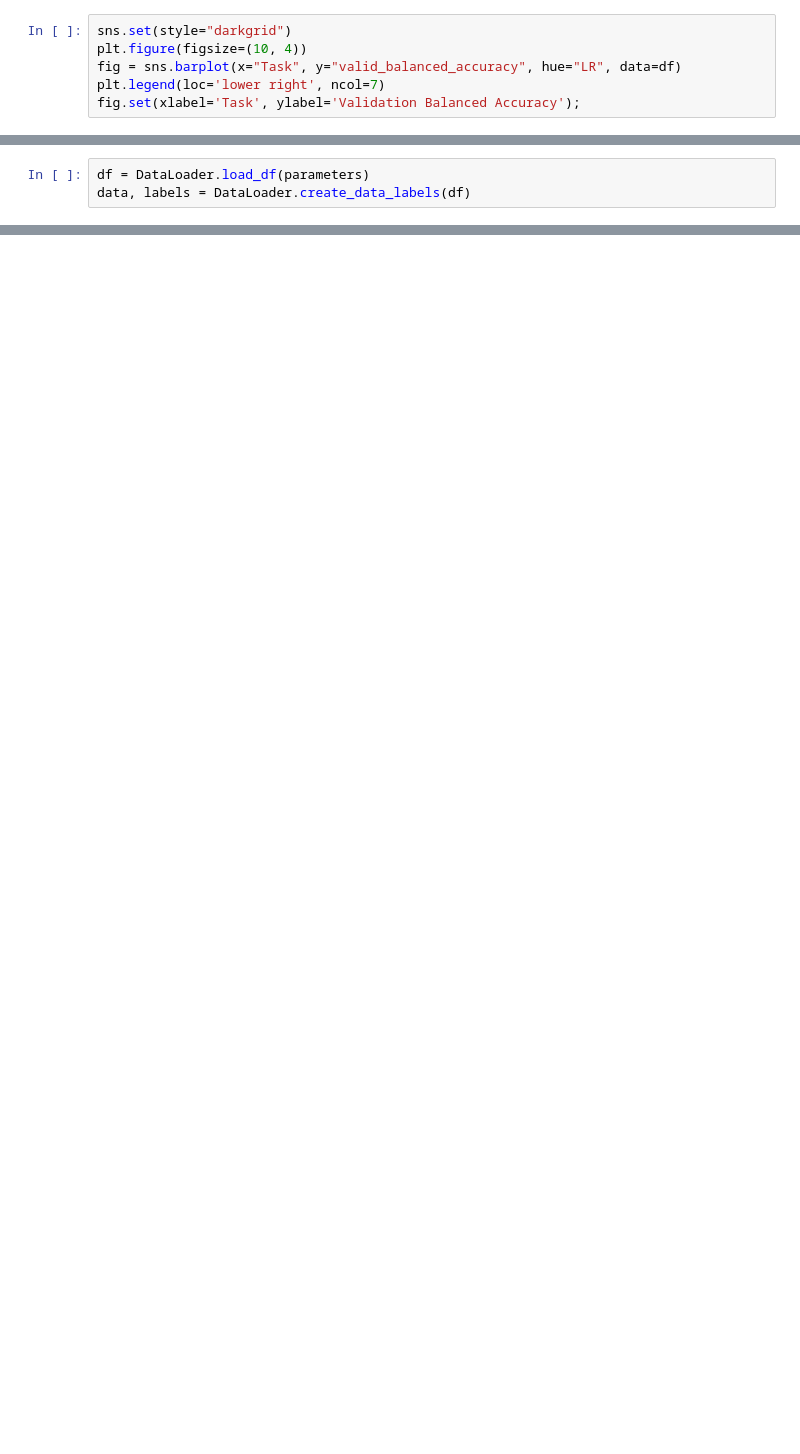
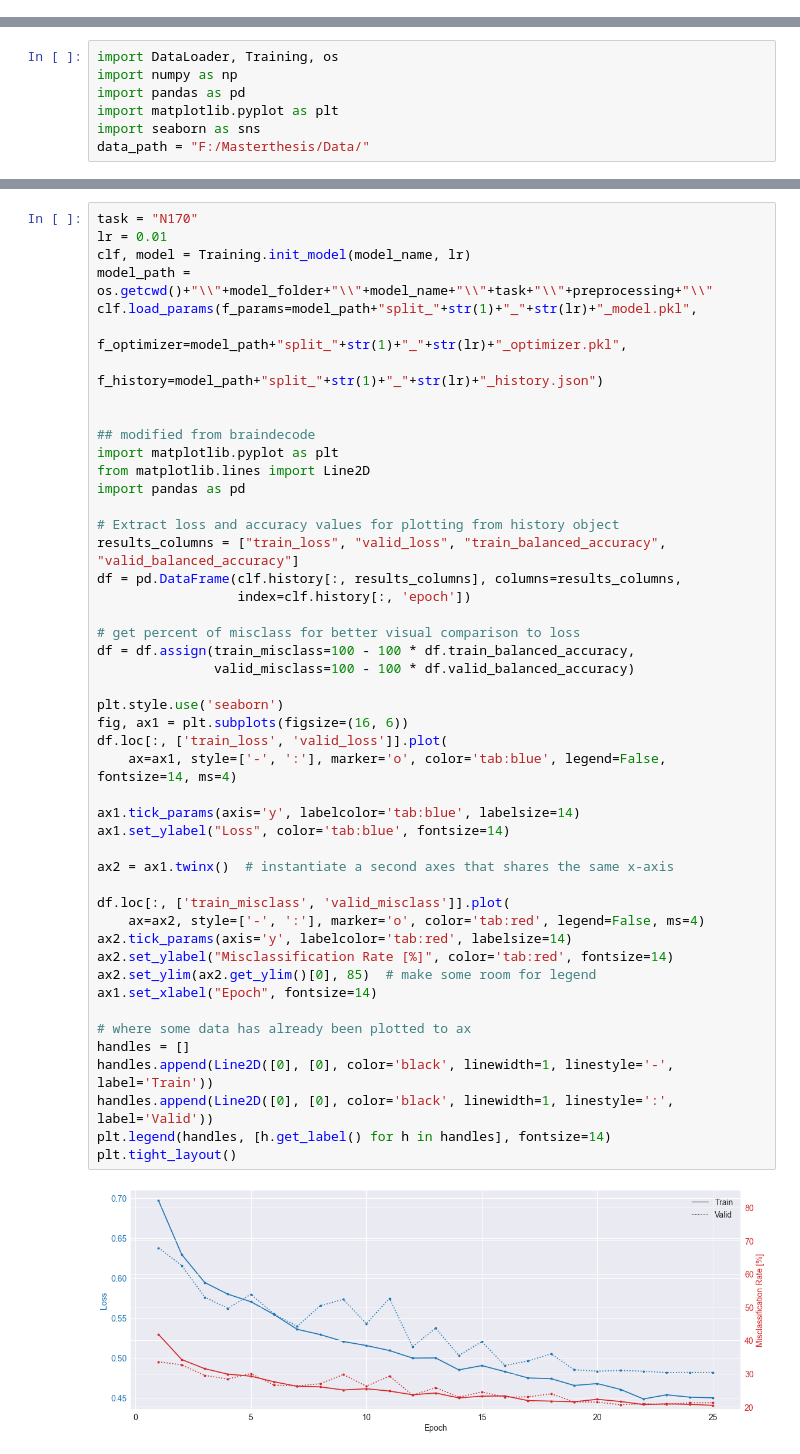
Before and after one commit to HannesBonasch/Thesis-Analysing-Deep-Learning-Decoding, a Jupyter notebook: HyperparameterTesting.ipynb, the cells around one changed output, grey strips where cells are left out. Saved outputs shown, nothing was run; the diff lists cells and outputs as text; blank space fills up the shorter version.

```diff
--- a/HyperparameterTesting.ipynb
+++ b/HyperparameterTesting.ipynb
@@ -604,6 +0,0 @@ df = pd.DataFrame(results, columns=["Task","LR","valid_balanced_accuracy"])
-# %%
-sns.set(style="darkgrid")
-plt.figure(figsize=(10, 4))
-fig = sns.barplot(x="Task", y="valid_balanced_accuracy", hue="LR", data=df)
-plt.legend(loc='lower right', ncol=7)
-fig.set(xlabel='Task', ylabel='Validation Balanced Accuracy');
@@ -859,3 +0,0 @@ plt.tight_layout()
-# %%
-df = DataLoader.load_df(parameters)
-data, labels = DataLoader.create_data_labels(df)
@@ -1180,0 +5,7 @@ plt.tight_layout()
+# %%
+import DataLoader, Training, os
+import numpy as np
+import pandas as pd
+import matplotlib.pyplot as plt
+import seaborn as sns
+data_path = "F:/Masterthesis/Data/"
@@ -1180,0 +207,49 @@ plt.tight_layout()
+# %%
+task = "N170"
+lr = 0.01
+clf, model = Training.init_model(model_name, lr)
+model_path = os.getcwd()+"\\"+model_folder+"\\"+model_name+"\\"+task+"\\"+preprocessing+"\\"
+clf.load_params(f_params=model_path+"split_"+str(1)+"_"+str(lr)+"_model.pkl",
+                       f_optimizer=model_path+"split_"+str(1)+"_"+str(lr)+"_optimizer.pkl",
+                       f_history=model_path+"split_"+str(1)+"_"+str(lr)+"_history.json")
+
+
+## modified from braindecode
+import matplotlib.pyplot as plt
+from matplotlib.lines import Line2D
+import pandas as pd
+
+# Extract loss and accuracy values for plotting from history object
+results_columns = ["train_loss", "valid_loss", "train_balanced_accuracy", "valid_balanced_accuracy"]
+df = pd.DataFrame(clf.history[:, results_columns], columns=results_columns,
+                  index=clf.history[:, 'epoch'])
+
+# get percent of misclass for better visual comparison to loss
+df = df.assign(train_misclass=100 - 100 * df.train_balanced_accuracy,
+               valid_misclass=100 - 100 * df.valid_balanced_accuracy)
+
+plt.style.use('seaborn')
+fig, ax1 = plt.subplots(figsize=(16, 6))
+df.loc[:, ['train_loss', 'valid_loss']].plot(
+    ax=ax1, style=['-', ':'], marker='o', color='tab:blue', legend=False, fontsize=14, ms=4)
+
+ax1.tick_params(axis='y', labelcolor='tab:blue', labelsize=14)
+ax1.set_ylabel("Loss", color='tab:blue', fontsize=14)
+
+ax2 = ax1.twinx()  # instantiate a second axes that shares the same x-axis
+
+df.loc[:, ['train_misclass', 'valid_misclass']].plot(
+    ax=ax2, style=['-', ':'], marker='o', color='tab:red', legend=False, ms=4)
+ax2.tick_params(axis='y', labelcolor='tab:red', labelsize=14)
+ax2.set_ylabel("Misclassification Rate [%]", color='tab:red', fontsize=14)
+ax2.set_ylim(ax2.get_ylim()[0], 85)  # make some room for legend
+ax1.set_xlabel("Epoch", fontsize=14)
+
+# where some data has already been plotted to ax
+handles = []
+handles.append(Line2D([0], [0], color='black', linewidth=1, linestyle='-', label='Train'))
+handles.append(Line2D([0], [0], color='black', linewidth=1, linestyle=':', label='Valid'))
+plt.legend(handles, [h.get_label() for h in handles], fontsize=14)
+plt.tight_layout()
+# %% [output]
+[figure, added]
```
Also changed, not shown: parts of 48 cells of this notebook, 7 other files.
